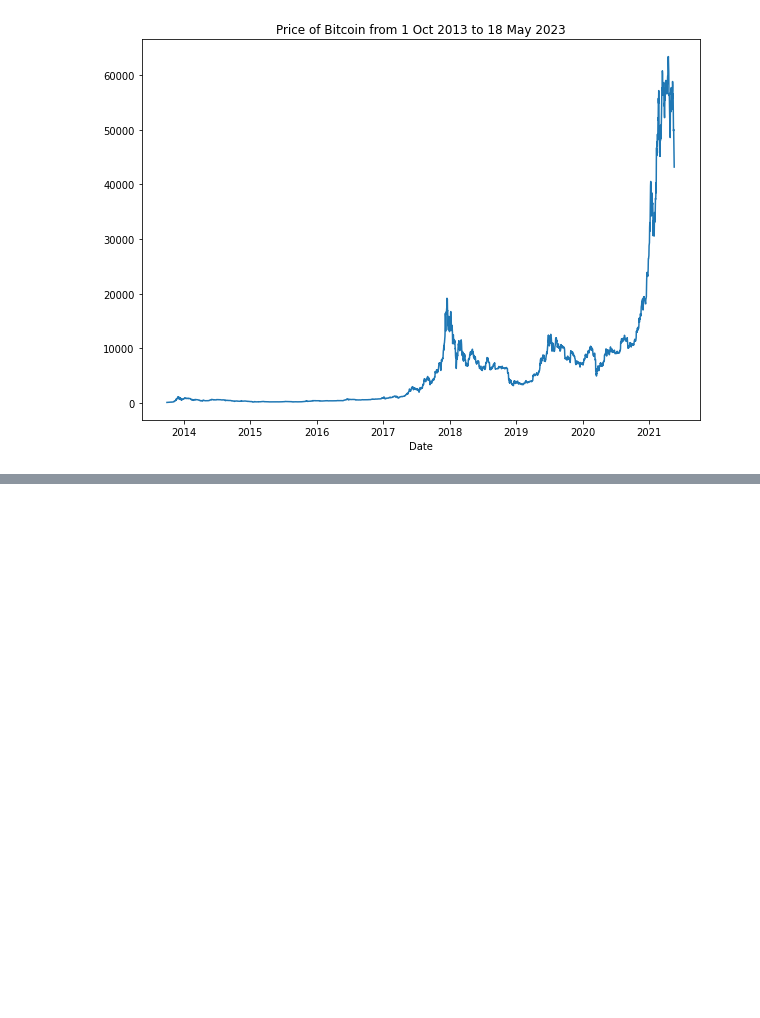
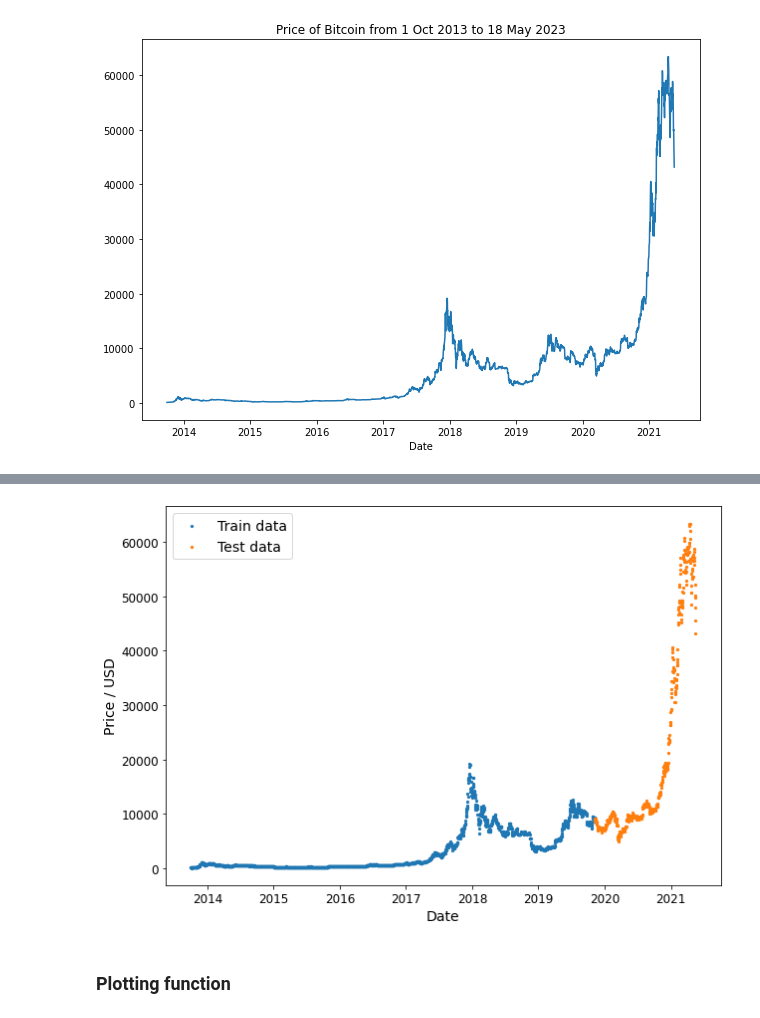
Before and after one commit to Krykiet/TF_training, a Jupyter notebook: 10_time_series.ipynb, the cells around one changed output, grey strips where cells are left out. Cells and saved outputs as stored; diff of their text form; code cells hidden in the pictures; blank space fills up the shorter version.

```diff
--- a/10_time_series.ipynb
+++ b/10_time_series.ipynb
@@ -160,0 +218,14 @@ plt.xlabel("Date");
+# %%
+plt.figure(figsize=(10,7))
+plt.scatter(X_train, y_train, s=5, label="Train data")
+plt.scatter(X_test, y_test, s=5, label="Test data")
+plt.xlabel("Date", fontsize=14)
+plt.xticks(fontsize=12)
+plt.ylabel("Price / USD", fontsize=14)
+plt.yticks(fontsize=12)
+plt.legend(fontsize=14)
+plt.show();
+# %% [output]
+[figure, added]
+# %% [markdown]
+### Plotting function
```
Also changed, not shown: parts of 9 cells of this notebook.
